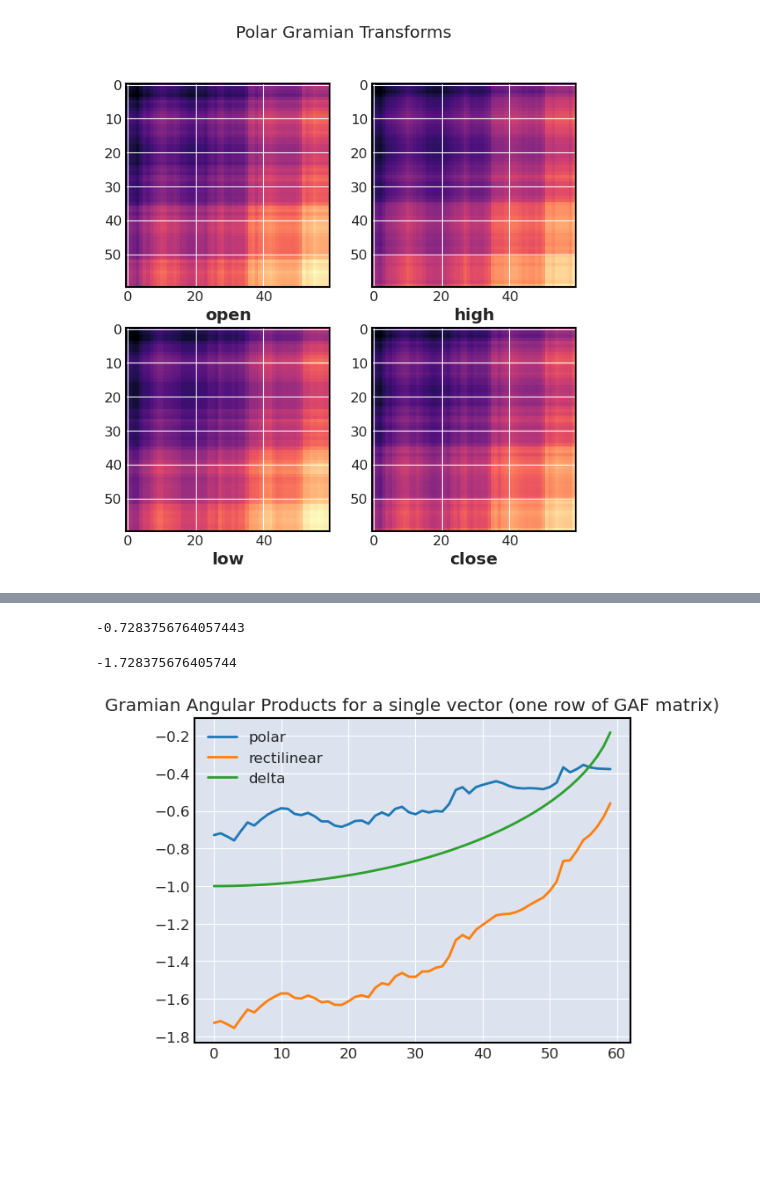
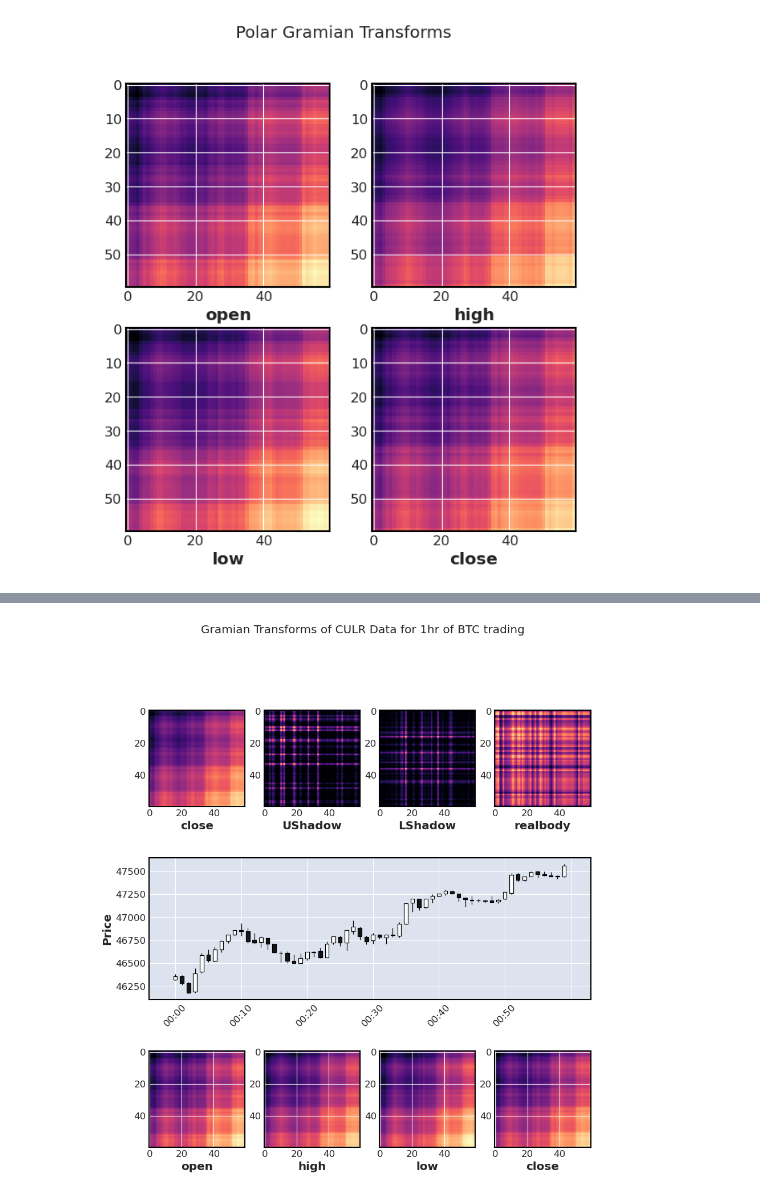
Before and after one commit to finn96/gramian-angular-fields-ohlc, a Jupyter notebook: gramian-angular-field-transform.ipynb, the cells around one changed output, grey strips where cells are left out. Cells and saved outputs as stored; diff of their text form; code cells hidden in the pictures; blank space fills up the shorter version.

```diff
--- a/gramian-angular-field-transform.ipynb
+++ b/gramian-angular-field-transform.ipynb
@@ -145,17 +155,0 @@ fig.show()
-# %%
-gramian[0][0][0]
-# %% [output]
--0.7283756764057443
-# %%
-gramian_rectilinear[0][0][0]
-# %% [output]
--1.728375676405744
-# %%
-plt.plot(np.arange(0,len(gramian[0][0])), gramian[0][0], label="polar")
-plt.plot(np.arange(0,len(gramian_rectilinear[0][0])), gramian_rectilinear[0][0], label="rectilinear")
-plt.plot(np.arange(0,len(gramian_rectilinear[0][0])), gramian_rectilinear[0][0] - gramian[0][0], label="delta")
-plt.legend()
-plt.title("Gramian Angular Products for a single vector (one row of GAF matrix)")
-plt.show()
-# %% [output]
-[figure, removed]
@@ -163,0 +156,60 @@ plt.show()
+# %%
+normed_series_culr = np.empty(shape=(4,1440))
+for idx, channel in enumerate(series_culr):
+    min_ = np.min(channel)
+    max_ = np.max(channel)
+    normed_channel = (channel - min_) / (max_ - min_)
+    normed_series_culr[idx] = normed_channel
+# %%
+culr_sample_polar = np.arccos(normed_series_culr.T[:60]).T
+r = np.linspace(0, 1, 61, endpoint=True)[1:]
+# %%
+gramian_culr = np.empty((*culr_sample_polar.shape, culr_sample_polar.shape[-1]))
+channels = ["close", "upper_shadow", "lower_shadow", "real_body"]
+# %%
+for channel in range(len(channels)):
+    for idx, theta in enumerate(culr_sample_polar[channel]):
+        for idx_, theta_ in enumerate(culr_sample_polar[channel]):
+            res = gasf(theta,theta_)
+            gramian_culr[channel][idx][idx_] = res
+# %%
+fig = plt.figure(figsize=(10,11))
+gs = fig.add_gridspec(3,4)
+ax_close = fig.add_subplot(gs[0,0])
+ax_close.imshow(gramian_culr[0], cmap='magma')
+ax_close.set_xlabel("close")
+ax_close.grid(False)
+ax_uppershadow= fig.add_subplot(gs[0,1])
+ax_uppershadow.imshow(gramian_culr[1], cmap='magma')
+ax_uppershadow.set_xlabel("UShadow")
+ax_uppershadow.grid(False)
+ax_lowershadow = fig.add_subplot(gs[0,2])
+ax_lowershadow.imshow(gramian_culr[2], cmap='magma')
+ax_lowershadow.set_xlabel("LShadow")
+ax_lowershadow.grid(False)
+ax_realbody = fig.add_subplot(gs[0,3])
+ax_realbody.imshow(gramian_culr[3], cmap='magma')
+ax_realbody.set_xlabel("realbody")
+ax_realbody.grid(False)
+
+ax_candle = fig.add_subplot(gs[1, :])
+mpf.plot(df.set_index('timestamp')[:60], type='candle', ax=ax_candle)
+
+ax_open = fig.add_subplot(gs[2,0])
+ax_open.imshow(gramian[0], cmap='magma')
+ax_open.set_xlabel("open")
+ax_high= fig.add_subplot(gs[2,1])
+ax_high.imshow(gramian[1], cmap='magma')
+ax_high.set_xlabel("high")
+ax_low = fig.add_subplot(gs[2,2])
+ax_low.imshow(gramian[2], cmap='magma')
+ax_low.set_xlabel("low")
+ax_close_2 = fig.add_subplot(gs[2,3])
+ax_close_2.imshow(gramian[3], cmap='magma')
+ax_close_2.set_xlabel("close")
+fig.suptitle("Polar Gramian Transforms")
+fig.suptitle("Gramian Transforms of CULR Data for 1hr of BTC trading")
+
+fig.show()
+# %% [output]
+[figure, added]
```
Also changed, not shown: parts of 8 cells of this notebook.
